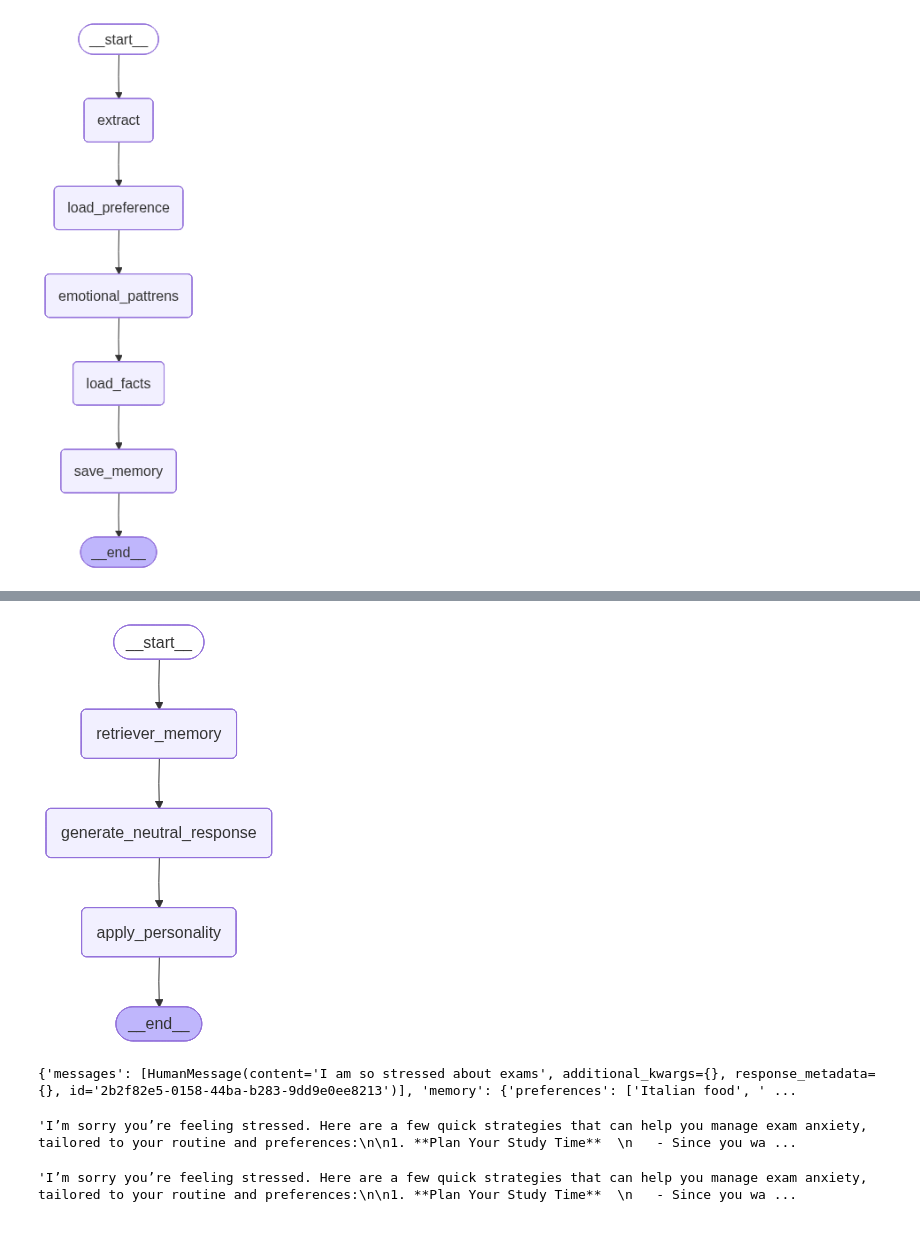
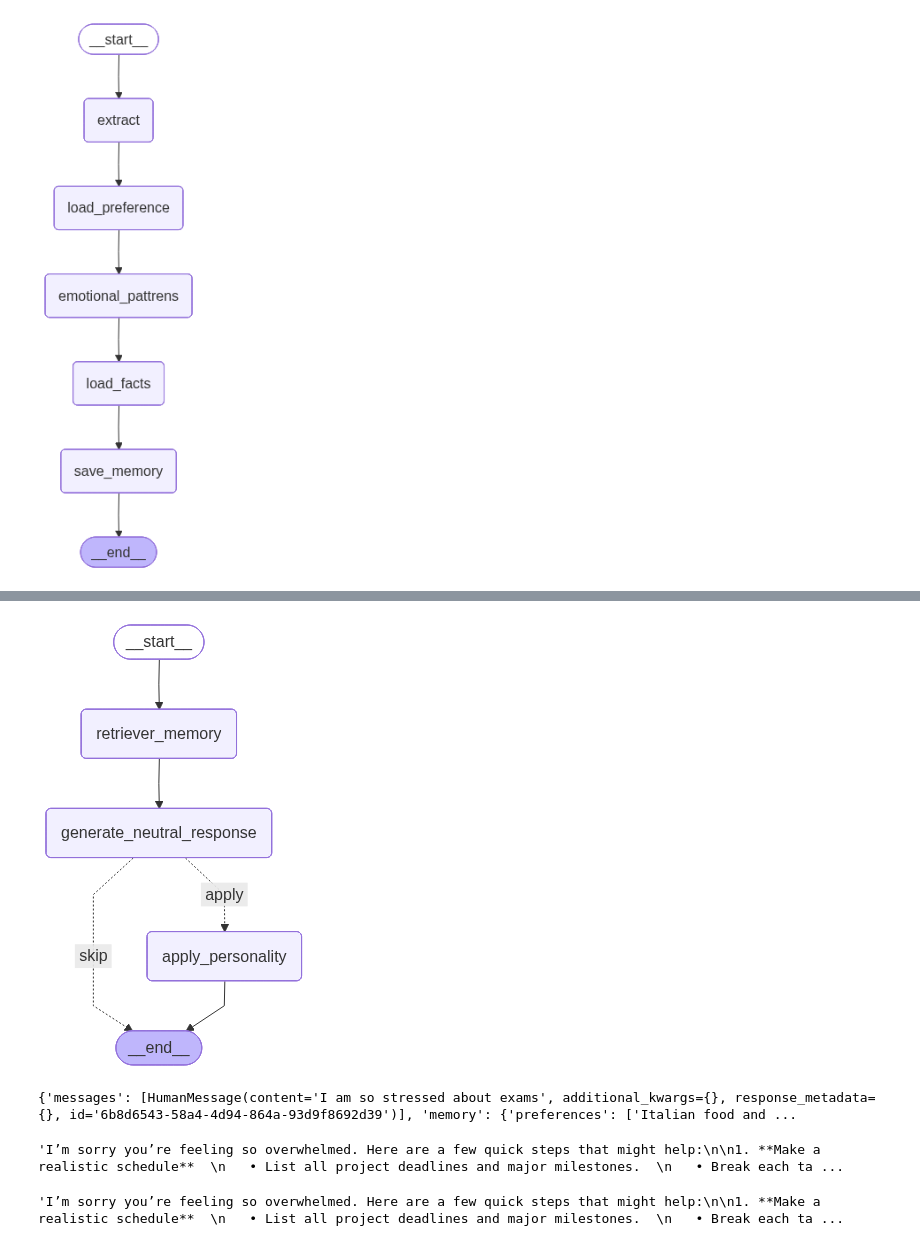
Before and after one commit to Vaishnavi-vi/Assignment---Guppshupp, a Jupyter notebook: Experiments/Experiments.ipynb, the cells around one changed output, grey strips where cells are left out. Cells and saved outputs as stored; diff of their text form; code cells hidden in the pictures.

```diff
--- a/Experiments/Experiments.ipynb
+++ b/Experiments/Experiments.ipynb
@@ -231,23 +232,13 @@ print(output["facts"])
 # %%
-from typing import TypedDict, List, Dict,Annotated
+from typing import TypedDict, List, Any, Dict, Annotated
 from langchain_core.messages import BaseMessage
 from langgraph.graph.message import add_messages
-
 class PersonalityState(TypedDict):
     messages:Annotated[List[BaseMessage],add_messages]
     memory: Dict[str,Any]
+    preference_extracted:List[str]
+    facts_extracted:List[str]
+    emotions_extracted:List[str]
     tone:str
     base_response: str
     final_response: str
-# %%
-MEMORY_FILE = "memory.json"
-
-def load_memory_file() -> Dict[str, Any]:
-    """Load memory.json if exists, else return empty structured memory."""
-    if not os.path.exists(MEMORY_FILE):
-        return {"preferences": {},"facts": {},"emotional_patterns": {}}
-    with open(MEMORY_FILE, "r") as f:
-        try:
-            return json.load(f)
-        except Exception:
-            return {"preferences": {},"facts": {},"emotional_patterns": {}}
@@ -330,22 +362,30 @@ Rules:
     })
 
     return {"final_response": final}
+# %%
+
+def check_condition(state:PersonalityState)->Literal["apply","skip"]:
+    if state["tone"]==None:
+        return "skip"
+    else:
+        return "apply"
 # %%
 graph=StateGraph(PersonalityState)
 graph.add_node("retriever_memory",retriever_memory)
 graph.add_node("generate_neutral_response",generate_neutral_response)
 graph.add_node("apply_personality",apply_personality)
 
 graph.add_edge(START,"retriever_memory")
 graph.add_edge("retriever_memory","generate_neutral_response")
+graph.add_conditional_edges("generate_neutral_response",check_condition,{"skip":END,"apply":"apply_personality"})
 graph.add_edge("generate_neutral_response","apply_personality")
 graph.add_edge("generate_neutral_response",END)
 graph.add_edge("apply_personality",END)
 
 workflow=graph.compile()
 workflow
 # %% [output]
-[figure, old version]
+[figure, new version]
 # %%
 from langchain_core.messages import HumanMessage
 # %%
@@ -354,12 +394,12 @@ print(output)
 output["base_response"]
 output["final_response"]
 # %% [output]
-{'messages': [HumanMessage(content='I am so stressed about exams', additional_kwargs={}, response_metadata={}, id='2b2f82e5-0158-44ba-b283-9dd9e0ee8213')], 'memory': {'preferences': ['Italian food', ' ...
+{'messages': [HumanMessage(content='I am so stressed about exams', additional_kwargs={}, response_metadata={}, id='6b8d6543-58a4-4d94-864a-93d9f8692d39')], 'memory': {'preferences': ['Italian food and ...
-'I’m sorry you’re feeling stressed. Here are a few quick strategies that can help you manage exam anxiety, tailored to your routine and preferences:\n\n1. **Plan Your Study Time**  \n   - Since you wa ...
+'I’m sorry you’re feeling so overwhelmed. Here are a few quick steps that might help:\n\n1. **Make a realistic schedule**  \n   • List all project deadlines and major milestones.  \n   • Break each ta ...
 # %%
 output["final_response"]
 # %% [output]
-'I’m sorry you’re feeling stressed. Here are a few quick strategies that can help you manage exam anxiety, tailored to your routine and preferences:\n\n1. **Plan Your Study Time**  \n   - Since you wa ...
+'I’m sorry you’re feeling so overwhelmed. Here are a few quick steps that might help:\n\n1. **Make a realistic schedule**  \n   • List all project deadlines and major milestones.  \n   • Break each ta ...
 # %%
 output["base_response"]
 # %% [output]
```
Also changed, not shown: parts of 12 cells of this notebook, 14 other files.
